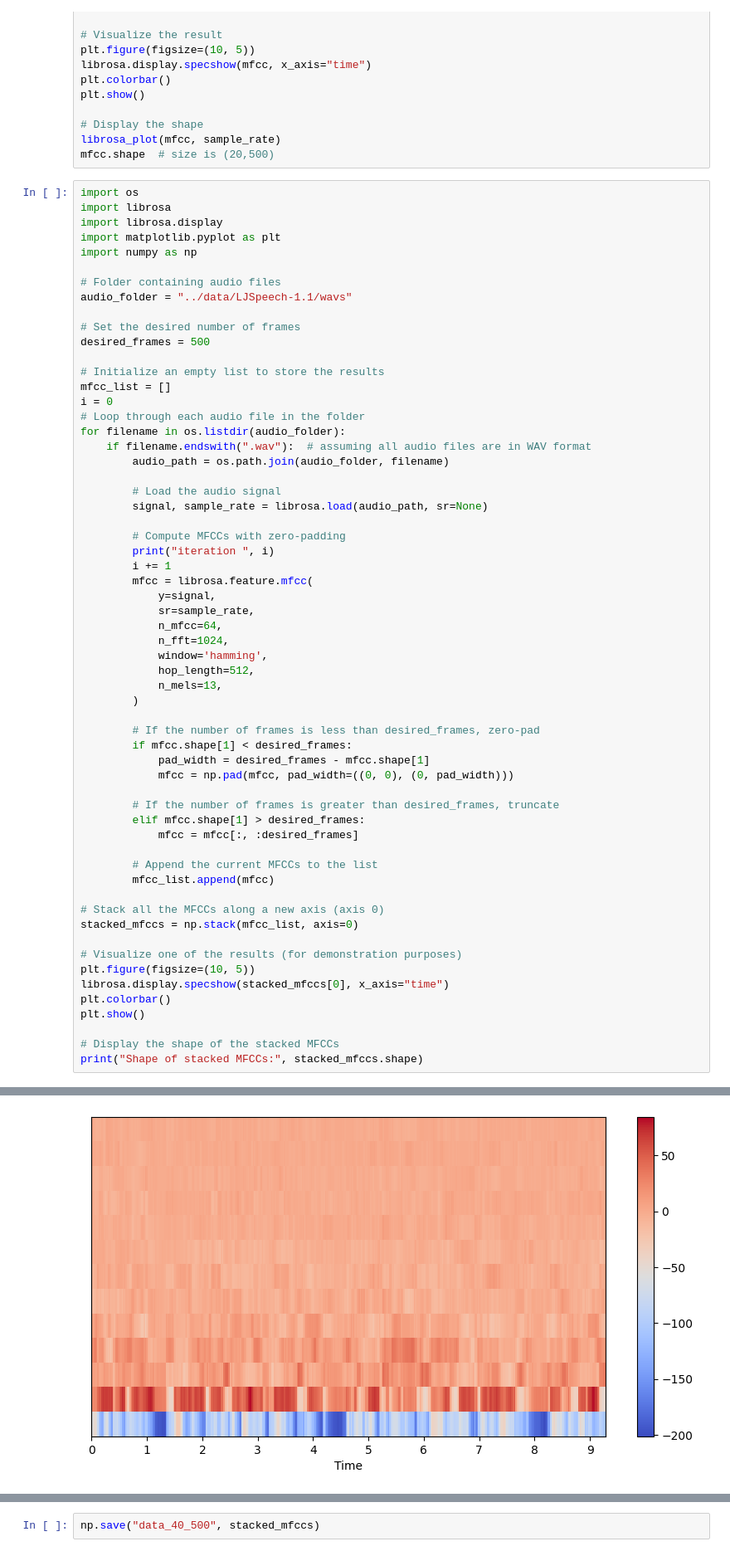
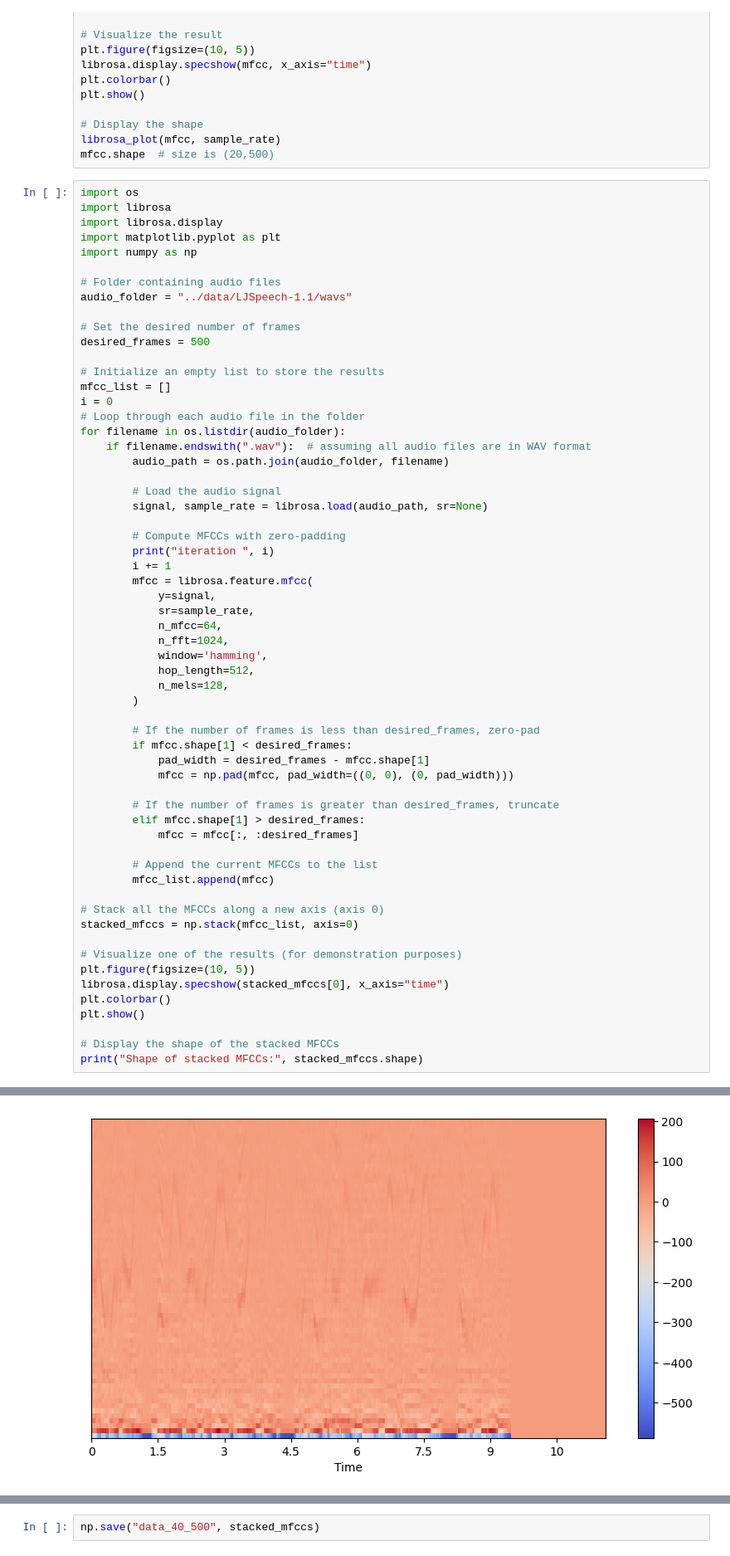
Before and after one commit to AbhijeetJ-512/ML_project, a Jupyter notebook: MFc/mfcc.ipynb, the cells around one changed output, grey strips where cells are left out. Shown: that part at 83% size. Saved outputs shown, nothing was run; the diff lists cells and outputs as text.

```diff
--- a/MFc/mfcc.ipynb
+++ b/MFc/mfcc.ipynb
@@ -201,7 +201,7 @@ for filename in os.listdir(audio_folder):
             n_fft=1024,
             window='hamming',
             hop_length=512,
-            n_mels=13,
+            n_mels=128,
         )
 
         # If the number of frames is less than desired_frames, zero-pad
@@ -218,31 +218,31 @@ for filename in os.listdir(audio_folder):
 
 # Stack all the MFCCs along a new axis (axis 0)
 stacked_mfccs = np.stack(mfcc_list, axis=0)
 
 # Visualize one of the results (for demonstration purposes)
 plt.figure(figsize=(10, 5))
 librosa.display.specshow(stacked_mfccs[0], x_axis="time")
 plt.colorbar()
 plt.show()
 
 # Display the shape of the stacked MFCCs
 print("Shape of stacked MFCCs:", stacked_mfccs.shape)
 # %% [output]
 iteration  0
 iteration  1
 iteration  2
 iteration  3
 iteration  4
 iteration  5
 iteration  6
 iteration  7
 iteration  8
 iteration  9
 iteration  10
 iteration  11
 ... (13084 lines left out)
 iteration  13096
 iteration  13097
 iteration  13098
 iteration  13099
-[figure, old version]
+[figure, new version]
```
Also changed, not shown: parts of 2 cells of this notebook, 2 other files.
